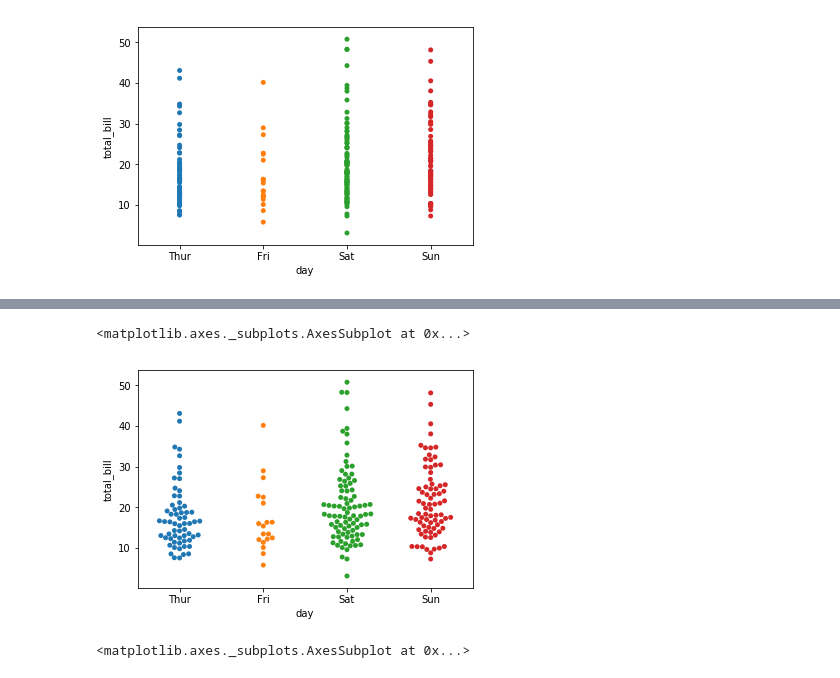
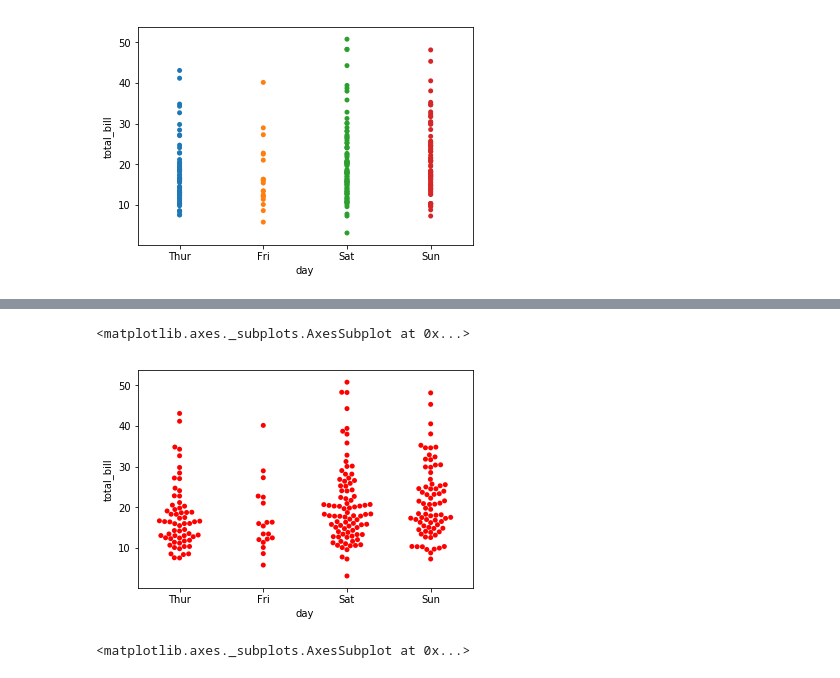
Before and after one commit to smileschen/2018-sp-stats131, a Jupyter notebook: 04-03 Basic Statistical Graphs with Seaborn.ipynb, the cells around one changed output, grey strips where cells are left out. Cells and saved outputs as stored; diff of their text form; code cells hidden in the pictures.

```diff
--- a/04-03 Basic Statistical Graphs with Seaborn.ipynb
+++ b/04-03 Basic Statistical Graphs with Seaborn.ipynb
@@ -112,8 +113,8 @@ sns.stripplot(x="day", y="total_bill", data=tips, jitter=True) # adding jitter a
 # %%
-sns.swarmplot(x="day", y="total_bill", data=tips)  # swarmplots are like symmetric dotplots
+sns.swarmplot(x="day", y="total_bill", data=tips, color = "red")  # swarmplots are like symmetric dotplots
 # %% [output]
 <matplotlib.axes._subplots.AxesSubplot at 0x...>
-[figure, old version]
+[figure, new version]
 # %%
 sns.swarmplot(x="day", y="total_bill", hue="sex", data=tips)
 # you can change the color of the point based on another categorical variable
```
Also changed, not shown: parts of 5 cells of this notebook, 1 other file.
